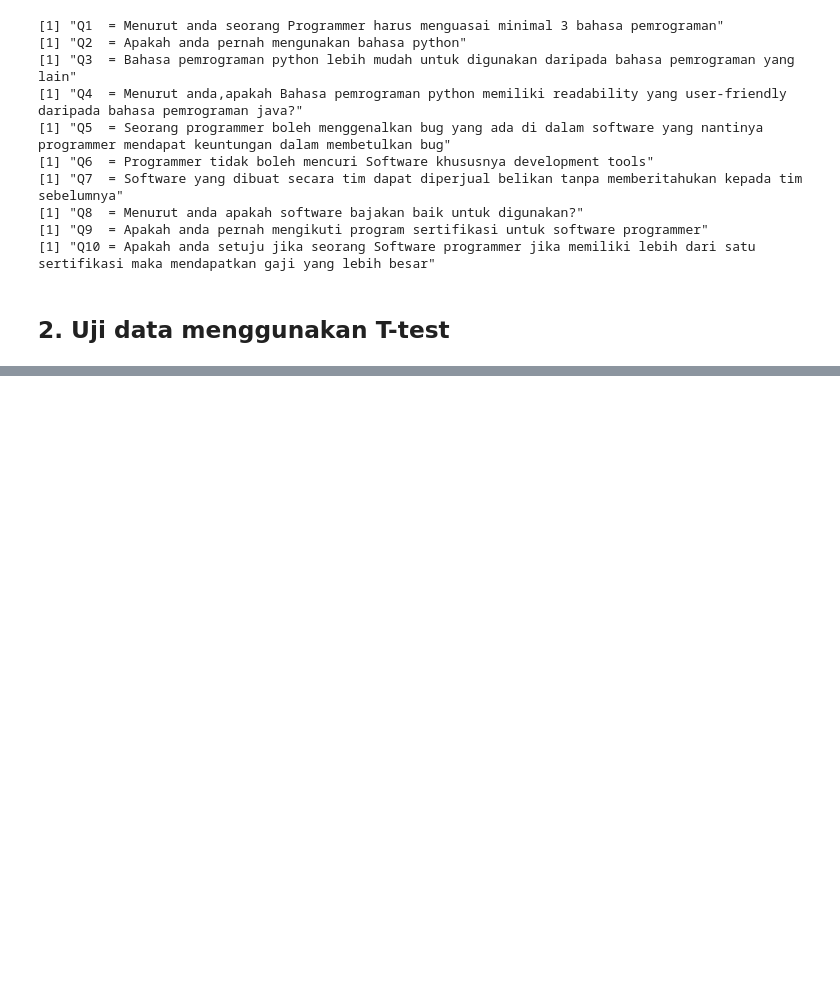
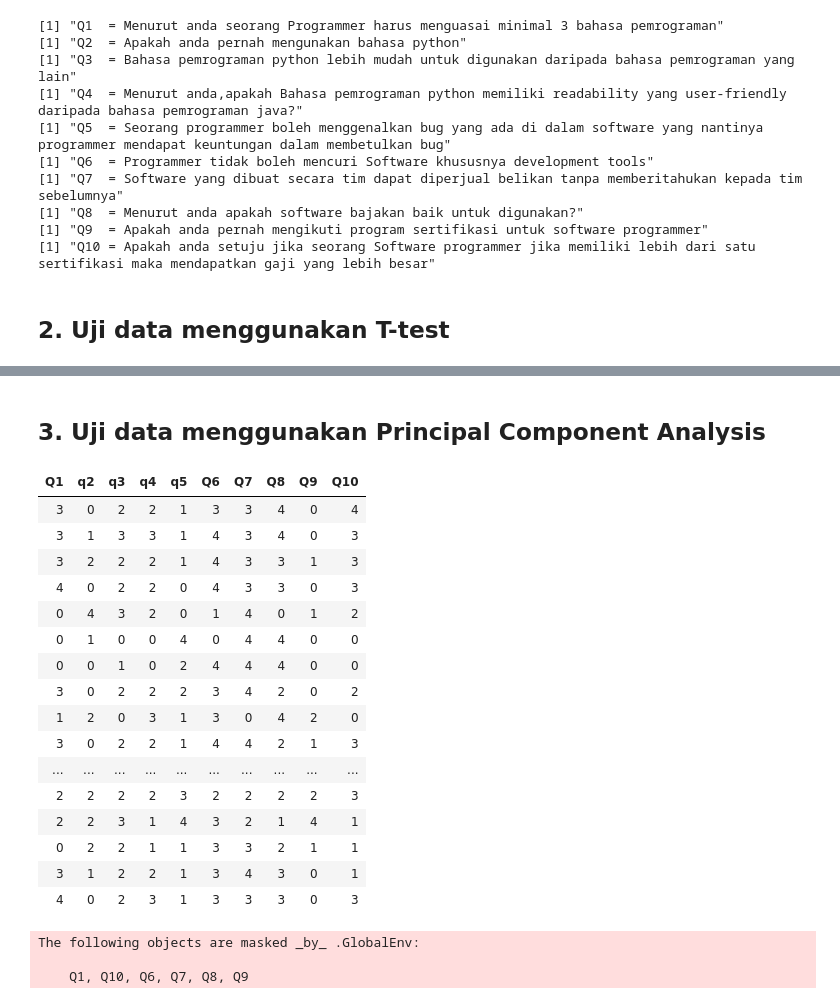
Before and after one commit to Farry-Rangian/Exploratory-Data-Analysis, a Jupyter notebook: Tugas-4-Uji-Data.ipynb, the cells around one changed output, grey strips where cells are left out. Saved outputs shown, nothing was run; the diff lists cells and outputs as text; code cells hidden in the pictures; blank space fills up the shorter version.

```diff
--- a/Tugas-4-Uji-Data.ipynb
+++ b/Tugas-4-Uji-Data.ipynb
@@ -71,0 +249,30 @@ Q10 0.04 0.09 0.20 0.45 0.22    0
+# %% [markdown]
+## 3. Uji data menggunakan Principal Component Analysis
+# %%
+mydata<-read.csv('data2.csv')
+# %%
+mydata
+# %% [output]
+| Q1 | q2 | q3 | q4 | q5 | Q6 | Q7 | Q8 | Q9 | Q10 |
+| 3 | 0 | 2 | 2 | 1 | 3 | 3 | 4 | 0 | 4 |
+| 3 | 1 | 3 | 3 | 1 | 4 | 3 | 4 | 0 | 3 |
+| 3 | 2 | 2 | 2 | 1 | 4 | 3 | 3 | 1 | 3 |
+| 4 | 0 | 2 | 2 | 0 | 4 | 3 | 3 | 0 | 3 |
+| 0 | 4 | 3 | 2 | 0 | 1 | 4 | 0 | 1 | 2 |
+| 0 | 1 | 0 | 0 | 4 | 0 | 4 | 4 | 0 | 0 |
+| 0 | 0 | 1 | 0 | 2 | 4 | 4 | 4 | 0 | 0 |
+| 3 | 0 | 2 | 2 | 2 | 3 | 4 | 2 | 0 | 2 |
+| 1 | 2 | 0 | 3 | 1 | 3 | 0 | 4 | 2 | 0 |
+| 3 | 0 | 2 | 2 | 1 | 4 | 4 | 2 | 1 | 3 |
+| ... | ... | ... | ... | ... | ... | ... | ... | ... | ... |
+| 2 | 2 | 2 | 2 | 3 | 2 | 2 | 2 | 2 | 3 |
+| 2 | 2 | 3 | 1 | 4 | 3 | 2 | 1 | 4 | 1 |
+| 0 | 2 | 2 | 1 | 1 | 3 | 3 | 2 | 1 | 1 |
+| 3 | 1 | 2 | 2 | 1 | 3 | 4 | 3 | 0 | 1 |
+| 4 | 0 | 2 | 3 | 1 | 3 | 3 | 3 | 0 | 3 |
+# %%
+attach(mydata)
+# %% [output]
+The following objects are masked _by_ .GlobalEnv:
+
+    Q1, Q10, Q6, Q7, Q8, Q9
```
Also changed, not shown: parts of 27 cells of this notebook.
